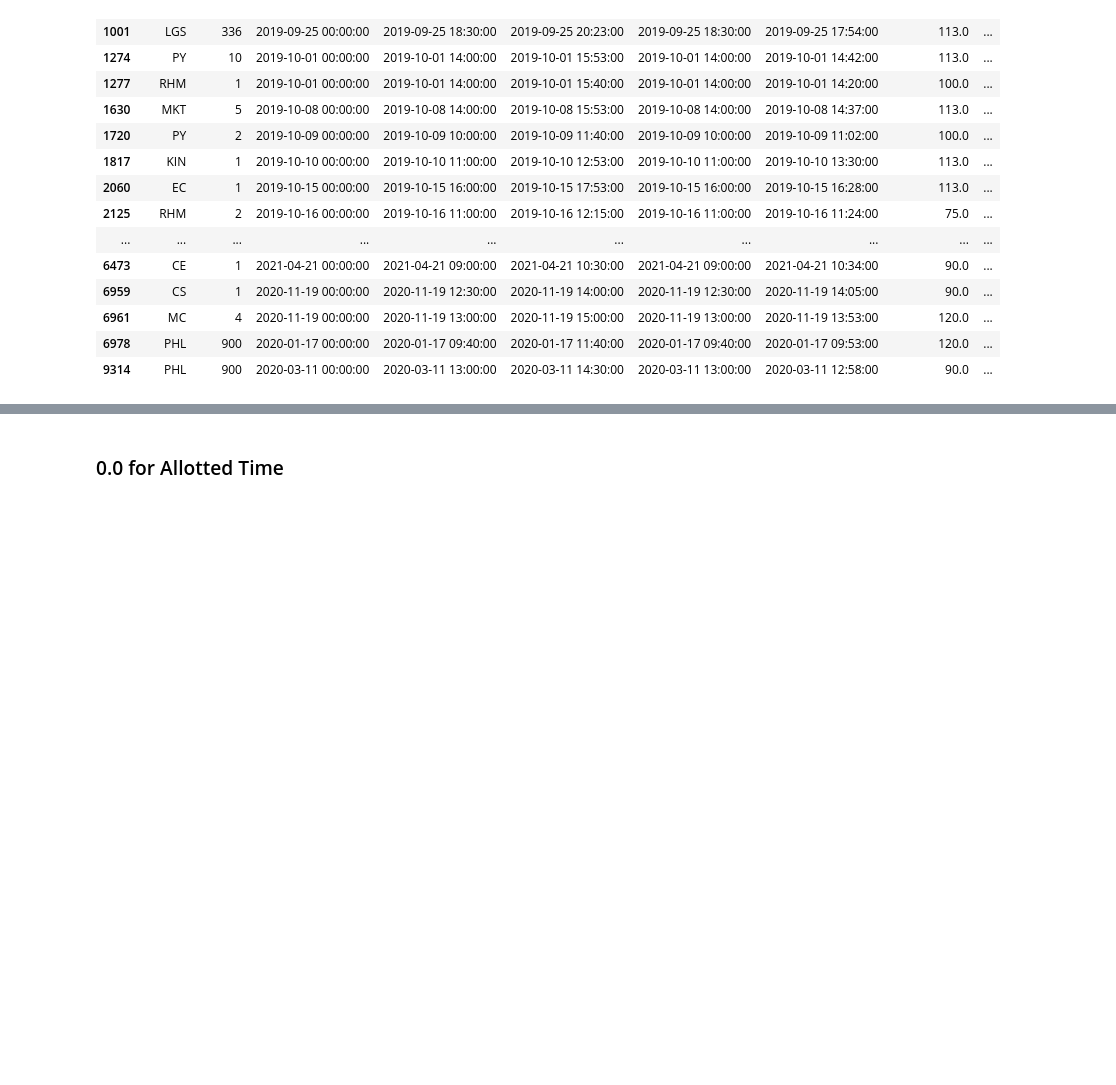
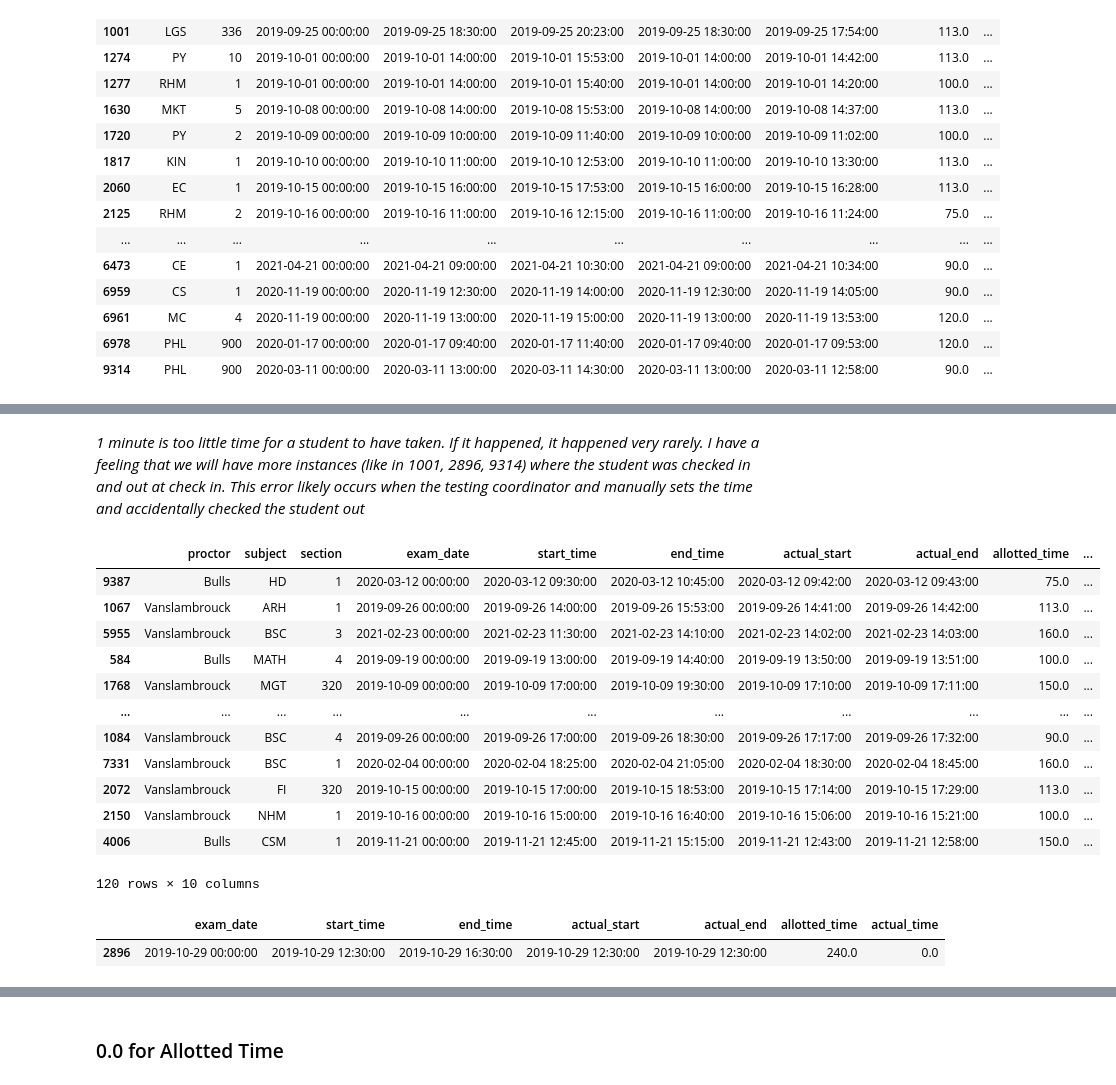
Before and after one commit to dihoxy/ODS-Test-Center-Project, a Jupyter notebook: Handling Outliers and Basic Exploratory Analysis.ipynb, the cells around one changed output, grey strips where cells are left out. Cells and saved outputs as stored; diff of their text form; code cells hidden in the pictures; blank space fills up the shorter version.

```diff
--- a/Handling Outliers and Basic Exploratory Analysis.ipynb
+++ b/Handling Outliers and Basic Exploratory Analysis.ipynb
@@ -254,0 +259,24 @@ TypeError: Invalid object type at position 376
+# %% [markdown]
+*1 minute is too little time for a student to have taken. If it happened, it happened very rarely. I have a feeling that we will have more instances (like in 1001, 2896, 9314) where the student was checked in and out at check in. This error likely occurs when the testing coordinator and manually sets the time and accidentally checked the student out*
+# %%
+ods.loc[(ods['actual_time']> 0.0) & (ods['actual_time']<= 15.0) & (ods['allotted_time']>= 75.0), ['proctor','subject', 'section', 'exam_date','start_time', 'end_time', 'actual_start', 'actual_end',
+                                   'allotted_time', 'actual_time']].sort_values(by='actual_time')
+# %% [output]
+|  | proctor | subject | section | exam_date | start_time | end_time | actual_start | actual_end | allotted_time | ... |
+| 9387 | Bulls | HD | 1 | 2020-03-12 00:00:00 | 2020-03-12 09:30:00 | 2020-03-12 10:45:00 | 2020-03-12 09:42:00 | 2020-03-12 09:43:00 | 75.0 | ... |
+| 1067 | Vanslambrouck | ARH | 1 | 2019-09-26 00:00:00 | 2019-09-26 14:00:00 | 2019-09-26 15:53:00 | 2019-09-26 14:41:00 | 2019-09-26 14:42:00 | 113.0 | ... |
+| 5955 | Vanslambrouck | BSC | 3 | 2021-02-23 00:00:00 | 2021-02-23 11:30:00 | 2021-02-23 14:10:00 | 2021-02-23 14:02:00 | 2021-02-23 14:03:00 | 160.0 | ... |
+| 584 | Bulls | MATH | 4 | 2019-09-19 00:00:00 | 2019-09-19 13:00:00 | 2019-09-19 14:40:00 | 2019-09-19 13:50:00 | 2019-09-19 13:51:00 | 100.0 | ... |
+| 1768 | Vanslambrouck | MGT | 320 | 2019-10-09 00:00:00 | 2019-10-09 17:00:00 | 2019-10-09 19:30:00 | 2019-10-09 17:10:00 | 2019-10-09 17:11:00 | 150.0 | ... |
+| ... | ... | ... | ... | ... | ... | ... | ... | ... | ... | ... |
+| 1084 | Vanslambrouck | BSC | 4 | 2019-09-26 00:00:00 | 2019-09-26 17:00:00 | 2019-09-26 18:30:00 | 2019-09-26 17:17:00 | 2019-09-26 17:32:00 | 90.0 | ... |
+| 7331 | Vanslambrouck | BSC | 1 | 2020-02-04 00:00:00 | 2020-02-04 18:25:00 | 2020-02-04 21:05:00 | 2020-02-04 18:30:00 | 2020-02-04 18:45:00 | 160.0 | ... |
+| 2072 | Vanslambrouck | FI | 320 | 2019-10-15 00:00:00 | 2019-10-15 17:00:00 | 2019-10-15 18:53:00 | 2019-10-15 17:14:00 | 2019-10-15 17:29:00 | 113.0 | ... |
+| 2150 | Vanslambrouck | NHM | 1 | 2019-10-16 00:00:00 | 2019-10-16 15:00:00 | 2019-10-16 16:40:00 | 2019-10-16 15:06:00 | 2019-10-16 15:21:00 | 100.0 | ... |
+| 4006 | Bulls | CSM | 1 | 2019-11-21 00:00:00 | 2019-11-21 12:45:00 | 2019-11-21 15:15:00 | 2019-11-21 12:43:00 | 2019-11-21 12:58:00 | 150.0 | ... |
+120 rows × 10 columns
+# %%
+ods.loc[ods['actual_time']==0.0, ['exam_date','start_time', 'end_time', 'actual_start', 'actual_end', 'allotted_time', 'actual_time']]
+# %% [output]
+|  | exam_date | start_time | end_time | actual_start | actual_end | allotted_time | actual_time |
+| 2896 | 2019-10-29 00:00:00 | 2019-10-29 12:30:00 | 2019-10-29 16:30:00 | 2019-10-29 12:30:00 | 2019-10-29 12:30:00 | 240.0 | 0.0 |
```
Also changed, not shown: parts of 24 cells of this notebook, 1 other file.
